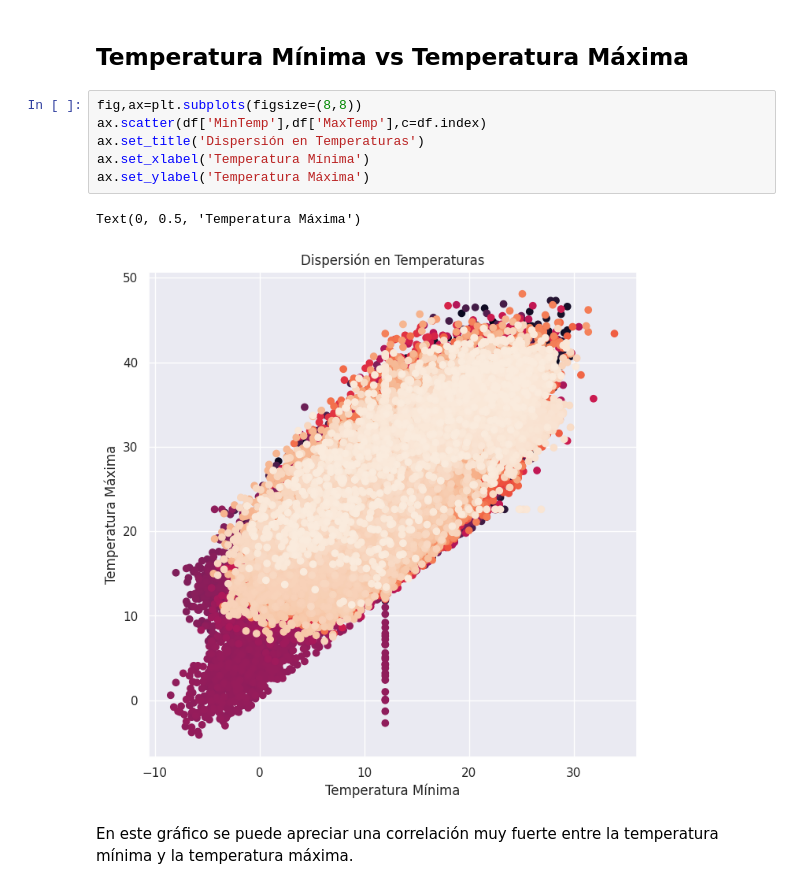
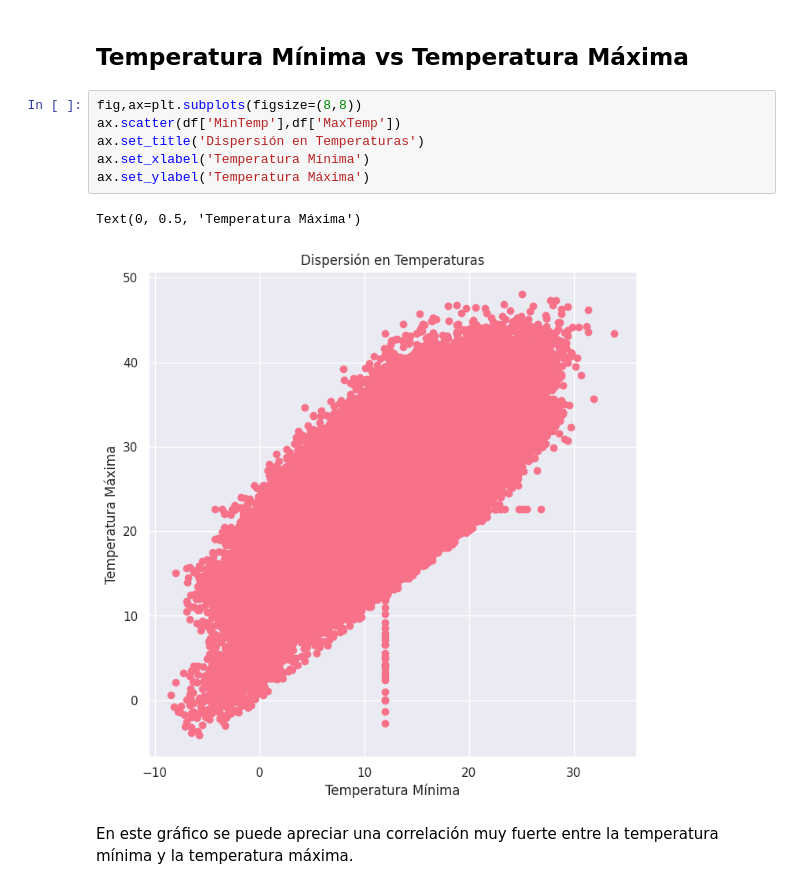
Before and after one commit to DanyPao/DataScience1-Daniela-Esposito, a Jupyter notebook: Visualizacion_Daniela_Esposito.ipynb, the cells around one changed output. Drawn from its saved outputs; the diff is of its cells as text.

```diff
--- a/Visualizacion_Daniela_Esposito.ipynb
+++ b/Visualizacion_Daniela_Esposito.ipynb
@@ -382,12 +398,12 @@ Text(0.5, 1.0, 'Gráfico de Torta Porcenaje de Lluvia Hoy')
 ## Temperatura Mínima vs Temperatura Máxima
 # %%
 fig,ax=plt.subplots(figsize=(8,8))
-ax.scatter(df['MinTemp'],df['MaxTemp'],c=df.index)
+ax.scatter(df['MinTemp'],df['MaxTemp'])
 ax.set_title('Dispersión en Temperaturas')
 ax.set_xlabel('Temperatura Mínima')
 ax.set_ylabel('Temperatura Máxima')
 # %% [output]
 Text(0, 0.5, 'Temperatura Máxima')
-[figure, old version]
+[figure, new version]
 # %% [markdown]
 En este gráfico se puede apreciar una correlación muy fuerte entre la temperatura mínima y la temperatura máxima.
```
Also changed, not shown: parts of 2 cells of this notebook.
